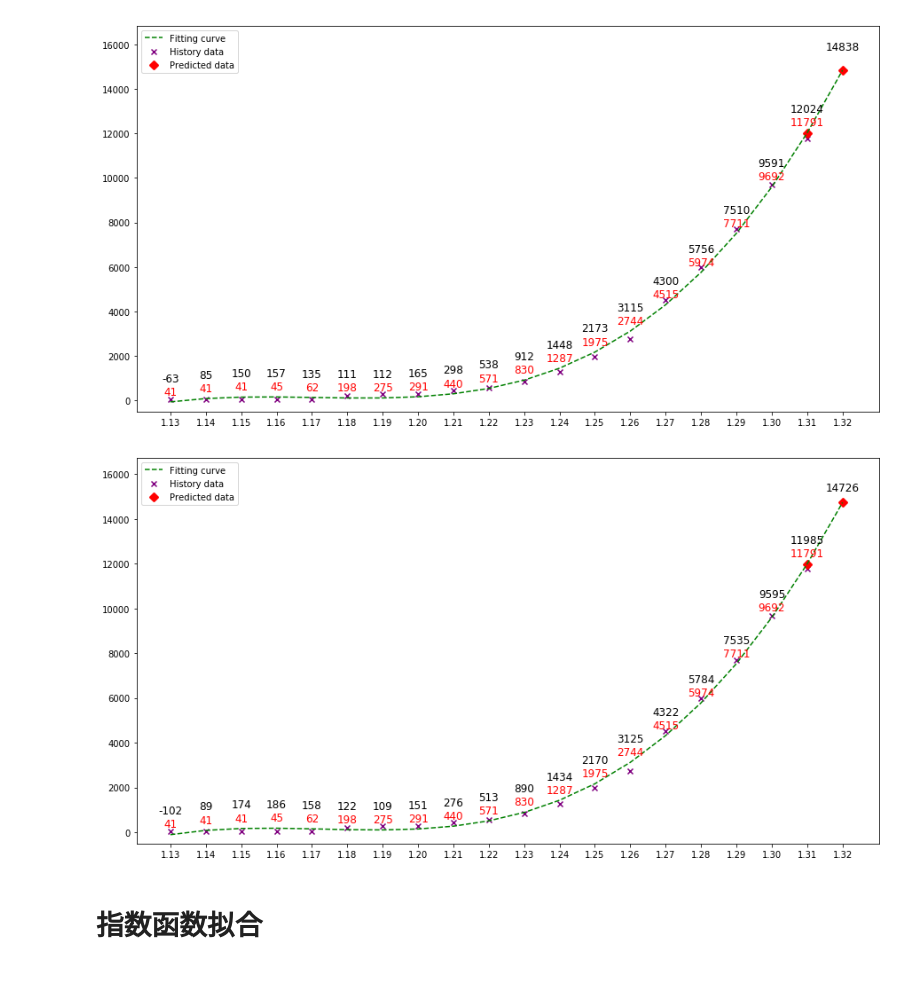
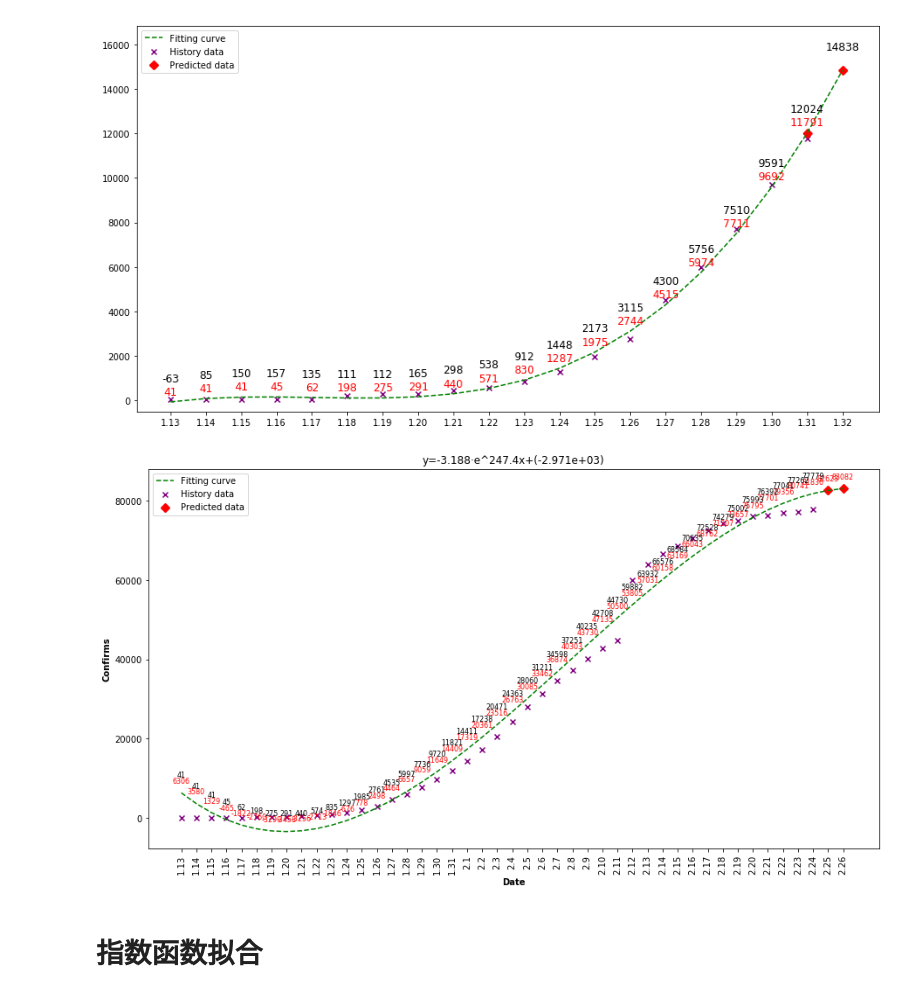
Before and after one commit to wonanut/Algorithms_JOBS, a Jupyter notebook: 算法/数据结构专题/数组专题/notebook/肺炎数据拟合.ipynb, the cells around one changed output. Drawn from its saved outputs; the diff is of its cells as text; code cells hidden in the pictures.

```diff
--- a/算法/数据结构专题/数组专题/notebook/肺炎数据拟合.ipynb
+++ b/算法/数据结构专题/数组专题/notebook/肺炎数据拟合.ipynb
@@ -55,7 +55,7 @@ day_delay = 0
 
 def date_encode(date):
     # '01.24' -> 1 * 100 + 24 = 124
-    d = date.split('.')
+    d = date.split('/')
     month, day = int(d[0]), int(d[1])
     return 100 * month + day
 
@@ -80,58 +80,69 @@ def sequence_analyse(data):
         'suspect': suspect_list[day_delay:]
     })
 
-def get_date_list(month):
-    month_day = [31, 29, 31, 30, 31, 30, 31, 31, 30, 31, 30, 31]
+def get_date_list(target_month = 2):
+    """
+    得到从1月13日到month月最后一天的所有日期列表
+    """
+    month_day = [0, 31, 29, 31, 30, 31, 30, 31, 31, 30, 31, 30, 31]
+    cur_month, cur_day = 1, 13
     ans = []
-    for i in range(1, month_day[month - 1] + 1):
-        if month == 1 and i < 13:
-            continue
-        ans.append(100 * month + i)
-    return np.array(ans)
+    while cur_month <= target_month:
+        while cur_day <= month_day[cur_month]:
+            ans += [str(cur_month) + "." + str(cur_day)]
+            cur_day += 1
+        cur_day = 1
+        cur_month += 1
+    return ans
 
 url = 'https://view.inews.qq.com/g2/getOnsInfo?name=wuwei_ww_cn_day_counts'
 response = urllib.request.urlopen(url)
 json_data = response.read().decode('utf-8').replace('\n','')
 data = json.loads(json_data)
 data = json.loads(data['data'])
 
 df = sequence_analyse(data)
-x, y = df['date'].values[:-1], df['confirm'].values[:-1]
-x_idx = list(np.arange(len(x)))
+date, confirm = df['date'].values, df['confirm'].values
+x = list(np.arange(len(date)))
 
 def f_1(x, A, B):
     return A*x + B
 
 def f_2(x, A, B, C):
     return A*x*x + B*x + C
 
 def f_3(x, A, B, C, D):
     return A*x*x*x + B*x*x + C*x + D
 
 def f_4(x, A, B, C, D, E):
     return A*x*x*x*x + B*x*x*x + C*x*x + D*x + E
 
 plt.figure(figsize=(15,8))
-plt.scatter(x, y, color='purple', marker='x', label="History data")
-# plt.plot(x, y, color='gray', label="History curve")
-popt, pcov = curve_fit(f_4, x_idx, y)
+plt.scatter(x, confirm, color='purple', marker='x', label="History data")
+# plt.plot(x, confirm, color='gray', label="History curve")
+popt, pcov = curve_fit(f_3, x, confirm)
 
-test_x =  x_idx + [i + 1 for i in x_idx[-1:]]
-label_x = np.array(test_x) + 113
-test_y = [f_4(i, popt[0],popt[1],popt[2], popt[3], popt[4]) for i in test_x]
-plt.plot(label_x, test_y, 'g--', label="Fitting curve")
-plt.scatter(label_x[-2:], test_y[-2:], marker='x', color="red", linewidth=7, label="Predicted data")
-plt.xticks(label_x, [date_decode(i) for i in label_x])
-plt.ylim([-500, test_y[-1] + 2000])
-plt.legend(loc="upper left")
+# 预测未来天数
+predict_days = 2
 
+predict_x = x + [x[-1] + i for i in range(1, 1 + predict_days)]
+predict_confirm = [f_3(i, popt[0],popt[1],popt[2], popt[3]) for i in predict_x]
+plt.plot(predict_x, predict_confirm, 'g--', label="Fitting curve")
+plt.title("y={:.4}·e^{:.4}x+({:.4})".format(popt[0], popt[1], popt[2]), loc="center")
+plt.scatter(predict_x[-predict_days:], predict_confirm[-predict_days:], marker='x', color="red", linewidth=7, label="Predicted data")
+
+date_labels = get_date_list(2)
+plt.xticks(predict_x, date_labels[:len(predict_x) + 1], rotation=90)
+plt.legend()
+plt.xlabel("Date", fontweight="bold")
+plt.ylabel("Confirms", fontweight="bold")
+
+for i in range(len(predict_x)):
+    plt.text(predict_x[i], predict_confirm[i] + 2000, int(predict_confirm[i]), ha='center', va='bottom', fontsize=8, color='red')
 for i in range(len(x)):
-    plt.text(x[i], test_y[i] + 200, y[i], ha='center', va='bottom', fontsize=12, color='red')
-for a, b in zip(label_x, test_y):
-    pos = 800 if a - 113 < len(x) else 400
-    plt.text(a, b + pos, int(b), ha='center', va='bottom', fontsize=12)
+    plt.text(x[i], predict_confirm[i] + 3500, confirm[i], ha='center', va='bottom', fontsize=8)
 # %% [output]
-[figure, old version]
+[figure, new version]
 # %% [markdown]
 # 指数函数拟合
 # %%
```
Also changed, not shown: parts of 3 cells of this notebook, 7 other files.
